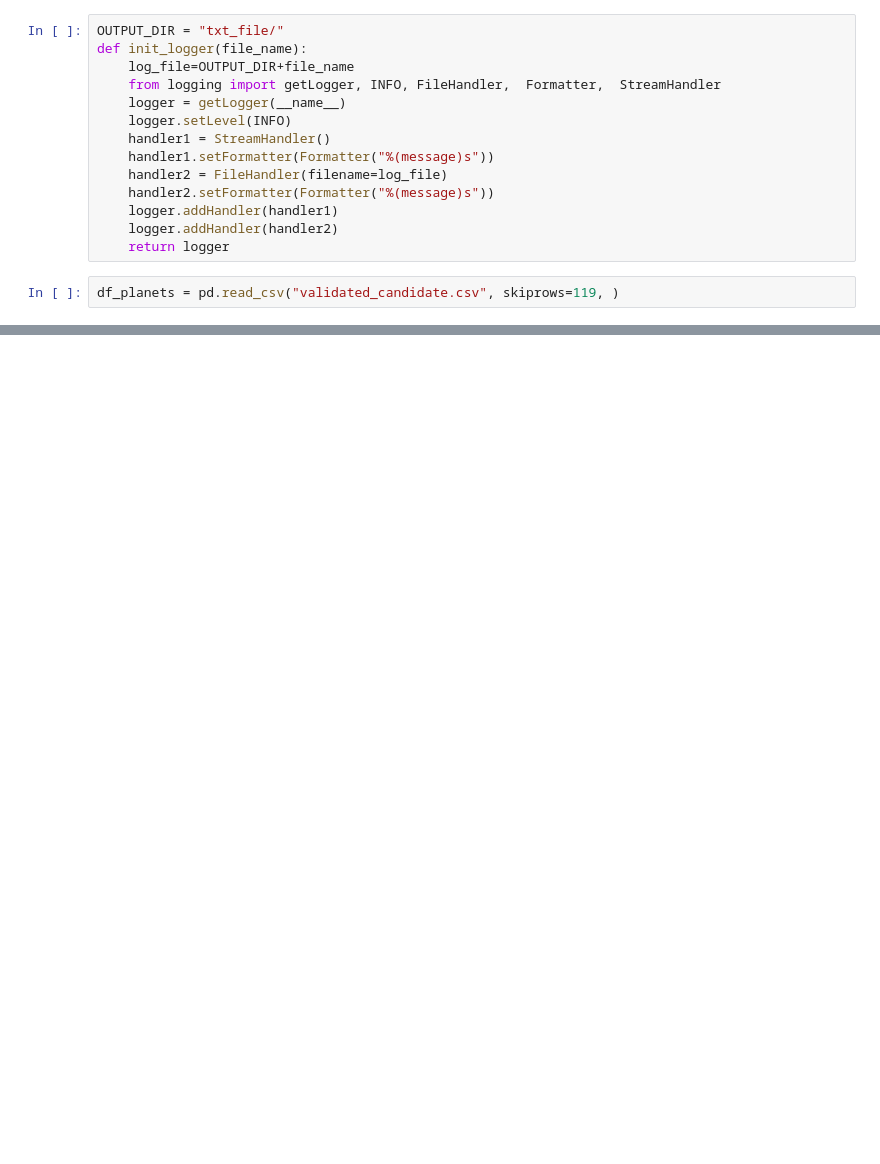
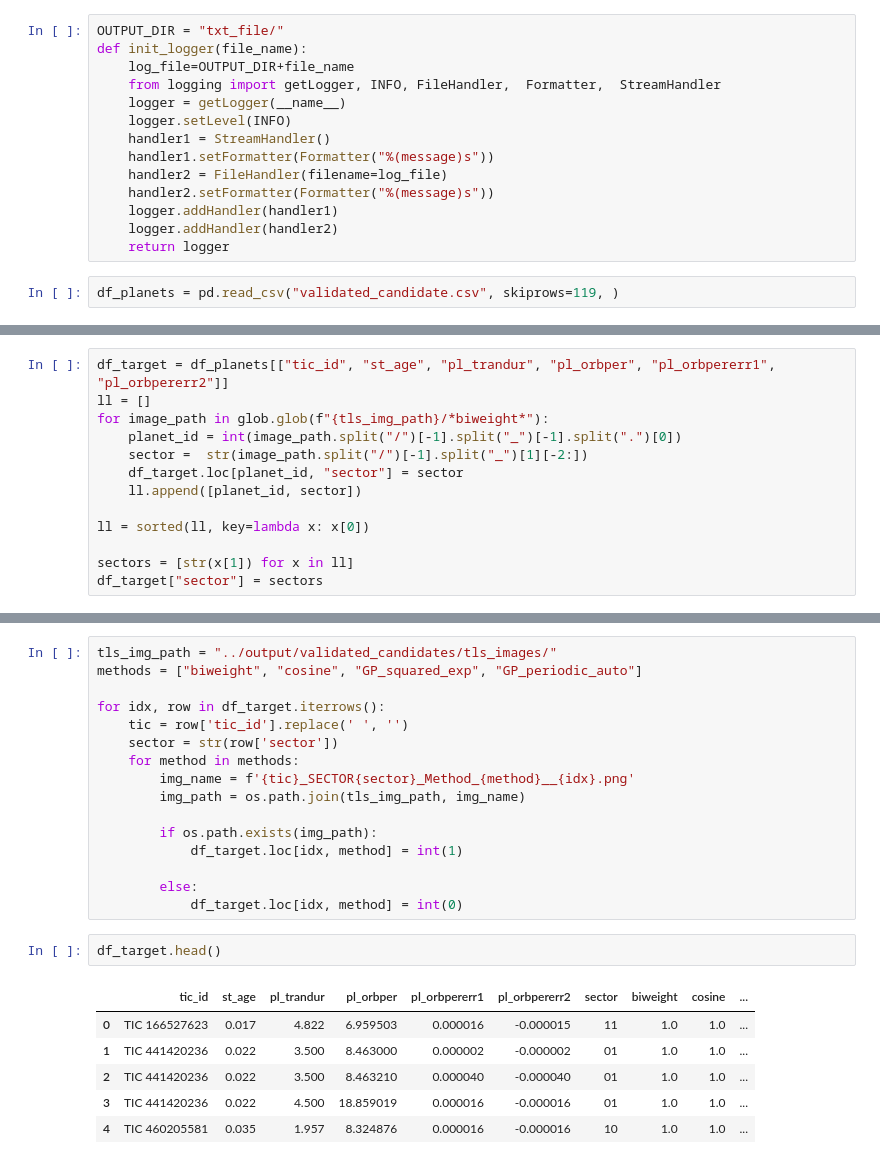
Before and after one commit to hiremasa/ytps, a Jupyter notebook: src/Extract_Nasa_exoplanet_archive.ipynb, the cells around one changed output, grey strips where cells are left out. Saved outputs shown, nothing was run; the diff lists cells and outputs as text; blank space fills up the shorter version.

```diff
--- a/src/Extract_Nasa_exoplanet_archive.ipynb
+++ b/src/Extract_Nasa_exoplanet_archive.ipynb
@@ -114,0 +143,13 @@ python execute_wotan_gls.py --TIC 350618622 --window_length 0.30000000000000004
+# %%
+df_target = df_planets[["tic_id", "st_age", "pl_trandur", "pl_orbper", "pl_orbpererr1", "pl_orbpererr2"]]
+ll = []
+for image_path in glob.glob(f"{tls_img_path}/*biweight*"):
+    planet_id = int(image_path.split("/")[-1].split("_")[-1].split(".")[0])
+    sector =  str(image_path.split("/")[-1].split("_")[1][-2:])
+    df_target.loc[planet_id, "sector"] = sector
+    ll.append([planet_id, sector])
+
+ll = sorted(ll, key=lambda x: x[0])
+
+sectors = [str(x[1]) for x in ll]
+df_target["sector"] = sectors
@@ -114,0 +172,25 @@ python execute_wotan_gls.py --TIC 350618622 --window_length 0.30000000000000004
+# %%
+tls_img_path = "../output/validated_candidates/tls_images/"
+methods = ["biweight", "cosine", "GP_squared_exp", "GP_periodic_auto"]
+
+for idx, row in df_target.iterrows():
+    tic = row['tic_id'].replace(' ', '')
+    sector = str(row['sector'])
+    for method in methods:
+        img_name = f'{tic}_SECTOR{sector}_Method_{method}__{idx}.png'
+        img_path = os.path.join(tls_img_path, img_name)
+
+        if os.path.exists(img_path):
+            df_target.loc[idx, method] = int(1)
+
+        else:
+            df_target.loc[idx, method] = int(0)
+# %%
+df_target.head()
+# %% [output]
+|  | tic_id | st_age | pl_trandur | pl_orbper | pl_orbpererr1 | pl_orbpererr2 | sector | biweight | cosine | ... |
+| 0 | TIC 166527623 | 0.017 | 4.822 | 6.959503 | 0.000016 | -0.000015 | 11 | 1.0 | 1.0 | ... |
+| 1 | TIC 441420236 | 0.022 | 3.500 | 8.463000 | 0.000002 | -0.000002 | 01 | 1.0 | 1.0 | ... |
+| 2 | TIC 441420236 | 0.022 | 3.500 | 8.463210 | 0.000040 | -0.000040 | 01 | 1.0 | 1.0 | ... |
+| 3 | TIC 441420236 | 0.022 | 4.500 | 18.859019 | 0.000016 | -0.000016 | 01 | 1.0 | 1.0 | ... |
+| 4 | TIC 460205581 | 0.035 | 1.957 | 8.324876 | 0.000016 | -0.000016 | 10 | 1.0 | 1.0 | ... |
```
Also changed, not shown: parts of 8 cells of this notebook, 7 other files.
